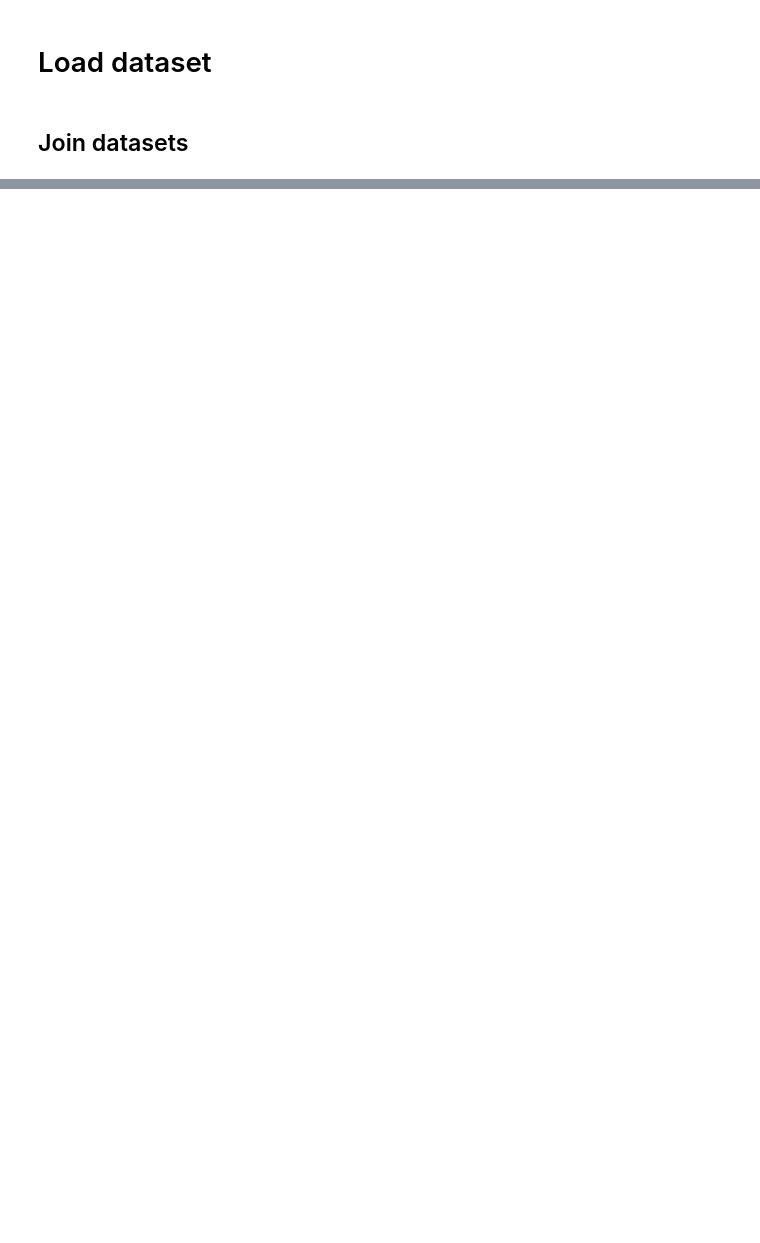
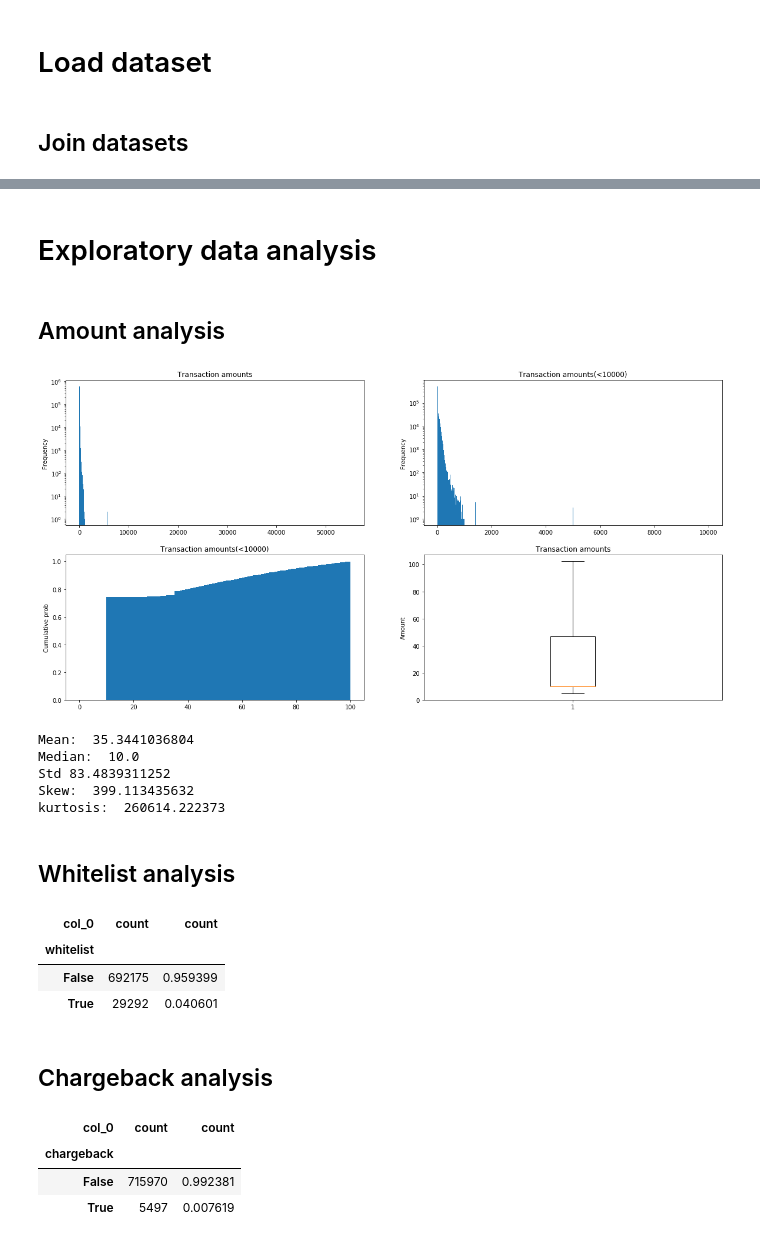
Before and after one commit to jdbermeol/PayUTest, a Jupyter notebook: PayUTest.ipynb, the cells around one changed output, grey strips where cells are left out. Saved outputs shown, nothing was run; the diff lists cells and outputs as text; code cells hidden in the pictures; blank space fills up the shorter version.

```diff
--- a/PayUTest.ipynb
+++ b/PayUTest.ipynb
@@ -8,7 +7,10 @@ import os
 data_frames = []
 for file_name in os.listdir('./data/'):
     if 'transactions' in file_name:
-        data_frames.append(pd.read_csv(os.path.join('./data/', file_name)))
+        data_frames.append(
+            pd.read_csv(os.path.join('./data/', file_name),
+                        parse_dates=['creation_date']
+                       ))
 # %%
 data = pd.concat(data_frames)
 # %%
@@ -22,3 +21,0 @@ data = data.merge(wh_bl_list, how='left', on=['uuid', 'uuid'])
-# %%
-data = data.drop(u'eval_uuid', axis=1)
-data = data.drop(u'uuid', axis=1)
@@ -26,0 +22,2 @@ data.to_csv('./checkpoints/data.csv')
+# %%
+data['status'] = data.status.astype('category')
@@ -26,0 +26,2 @@ data.to_csv('./checkpoints/data.csv')
+# %% [markdown]
+# Exploratory data analysis
@@ -26,0 +31,66 @@ data.to_csv('./checkpoints/data.csv')
+# %% [markdown]
+## Amount analysis
+# %%
+plt.figure(figsize=(20,10))
+
+plt.subplot(2, 2, 1)
+plt.hist(data.amount, bins=1000, log=True)
+plt.title('Transaction amounts')
+plt.ylabel('Frequency')
+
+plt.subplot(2, 2, 2)
+plt.hist(data.amount, bins=1000, log=True, range=(0, 10000))
+plt.title('Transaction amounts(<10000)')
+plt.ylabel('Frequency')
+
+plt.subplot(2, 2, 3)
+plt.hist(data.amount, bins=1000, normed=1, range=(0, 100), cumulative=True)
+plt.title('Transaction amounts(<10000)')
+plt.ylabel('Cumulative prob')
+
+plt.subplot(2, 2, 4)
+plt.boxplot(data.amount, showfliers=False)
+plt.title('Transaction amounts')
+plt.ylabel('Amount')
+
+plt.show()
+# %% [output]
+[figure, added]
+# %%
+print "Mean: ", data.amount.mean()
+print "Median: ", data.amount.median()
+print "Std", data.amount.std()
+print "Skew: ", data.amount.skew()
+print "kurtosis: ", data.amount.kurtosis()
+# %% [output]
+Mean:  35.3441036804
+Median:  10.0
+Std 83.4839311252
+Skew:  399.113435632
+kurtosis:  260614.222373
+# %% [markdown]
+## Whitelist analysis
+# %%
+pd.concat(
+    [pd.crosstab(index=data.whitelist, columns='count'),
+    pd.crosstab(index=data.whitelist, columns='count', normalize=True)],
+    axis=1
+)
+# %% [output]
+| col_0 | count | count |
+| whitelist |  |  |
+| False | 692175 | 0.959399 |
+| True | 29292 | 0.040601 |
+# %% [markdown]
+## Chargeback analysis
+# %%
+pd.concat(
+    [pd.crosstab(index=data.chargeback, columns='count'),
+    pd.crosstab(index=data.chargeback, columns='count', normalize=True)],
+    axis=1
+)
+# %% [output]
+| col_0 | count | count |
+| chargeback |  |  |
+| False | 715970 | 0.992381 |
+| True | 5497 | 0.007619 |
```
Also changed, not shown: parts of 111 cells of this notebook, 2 other files.
